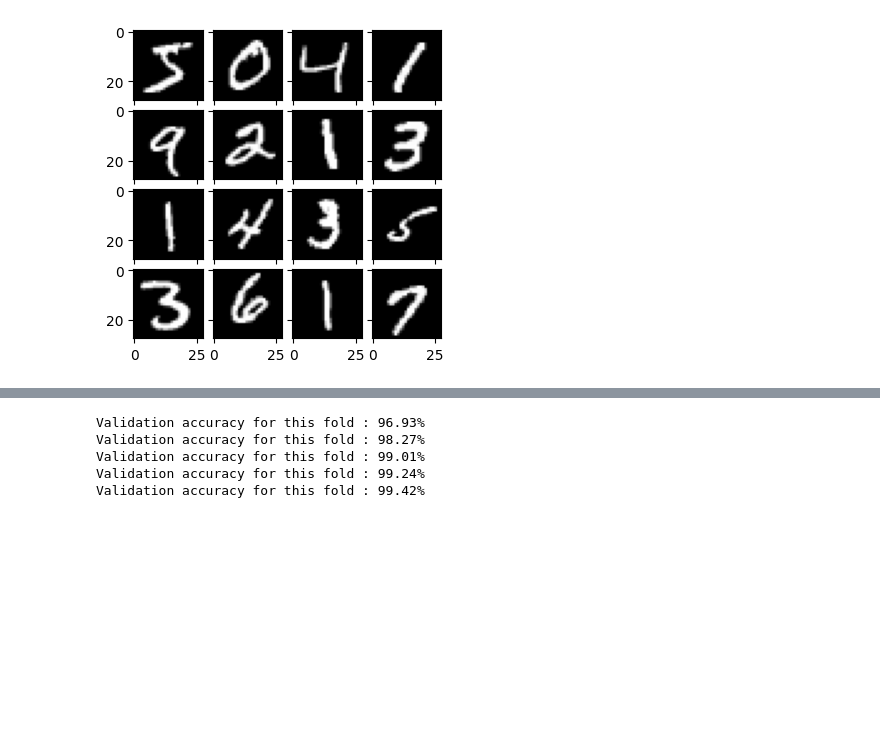
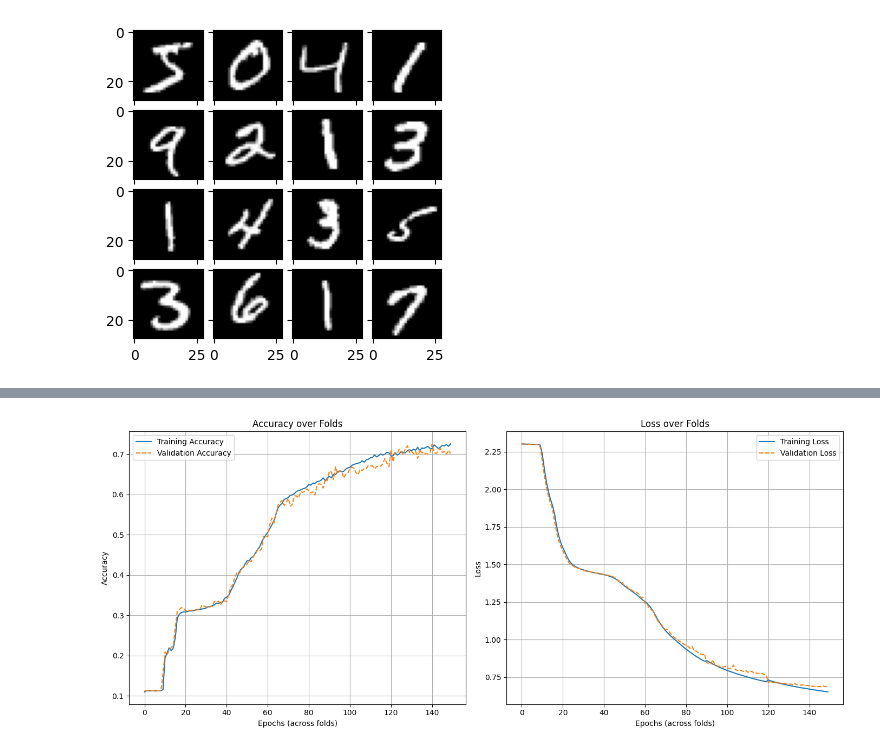
Before and after one commit to Bojo992/CS4287-MLP_project, a Jupyter notebook: MLP_using_MNIST/CS4287-Prj1-21323208-21317097.ipynb, the cells around one changed output, grey strips where cells are left out. Drawn from its saved outputs; the diff is of its cells as text; code cells hidden in the pictures; blank space fills up the shorter version.

```diff
--- a/MLP_using_MNIST/CS4287-Prj1-21323208-21317097.ipynb
+++ b/MLP_using_MNIST/CS4287-Prj1-21323208-21317097.ipynb
@@ -183,40 +246,39 @@ plt.show()
 # %%
-# K-Fold Cross Validation
+# Initialize lists to accumulate metrics across all folds
+all_train_accuracies = []
+all_val_accuracies = []
+all_train_losses = []
+all_val_losses = []
 
-# Here we are using compile function, same for training the model on whole dataset.
-model_cloned.compile(optimizer='adam',
+# Iterate through all fold histories to accumulate the metrics
+for history in all_histories:
+    all_train_accuracies.extend(history['accuracy'])
+    all_val_accuracies.extend(history['val_accuracy'])
+    all_train_losses.extend(history['loss'])
+    all_val_losses.extend(history['val_loss'])
 
-              loss=tf.keras.losses.SparseCategoricalCrossentropy(from_logits=False),
+# Create plots for accuracy and loss
+plt.figure(figsize=(14, 6))
 
-              metrics=['accuracy'])
-
-# Instead of training dataset a single time, we split the dataset into K number of folds. It used different fold for validation set and K-1 for training set. This ensures that the model is evaluated on every data point as part of validation set. This ensures that we get the most of our dataset by using it for validation and testing.
-
-# Here we create a Kfold object and define number of folds, in our case 5 equal sub-sets.
-kf = KFold(n_splits=5)
-
-# kf.split(x_train) : return indices to split the data into train and validation sets of each fold.
-for train_index, val_index in kf.split(x_train):
-    # contains indices for training set for this fold.
-    # contains indices for validation set for this fold.
-
-    # Split data using indices for current fold
-    x_train_fold, x_val_fold = x_train[train_index], x_train[val_index]  # Training and validation inputs
-    y_train_fold, y_val_fold = y_train[train_index], y_train[val_index]  # Training and validation labels
-
-    # Train model for this fold
-    # Model is trained on x_train_fold & evaluated on x_val_fold.
-    model_cloned.fit(x_train_fold, y_train_fold, epochs=10, verbose=0)
-
-    # Evaluate model on validation set
-    val_loss, val_acc = model_cloned.evaluate(x_val_fold, y_val_fold, verbose=0)
-
-    # Print validation accuracy for current fold.
-    print(f"Validation accuracy for this fold : {val_acc * 100:.2f}%")
+# Plotting accuracy & Plotting Loss
+plt.subplot(1, 2, 1)
+plt.plot(all_train_accuracies, label='Training Accuracy')
+plt.plot(all_val_accuracies, label='Validation Accuracy', linestyle='dashed')
+plt.title('Accuracy over Folds')
+plt.xlabel('Epochs (across folds)')
+plt.ylabel('Accuracy')
+plt.legend()
+plt.grid()
+plt.subplot(1, 2, 2)
+plt.plot(all_train_losses, label='Training Loss')
+plt.plot(all_val_losses, label='Validation Loss', linestyle='dashed')
+plt.title('Loss over Folds')
+plt.xlabel('Epochs (across folds)')
+plt.ylabel('Loss')
+plt.legend()
+plt.grid()
+plt.tight_layout()
+plt.show()
 # %% [output]
-Validation accuracy for this fold : 96.93%
-Validation accuracy for this fold : 98.27%
-Validation accuracy for this fold : 99.01%
-Validation accuracy for this fold : 99.24%
-Validation accuracy for this fold : 99.42%
+[figure, added]
 # %%
```
Also changed, not shown: parts of 10 cells of this notebook.
